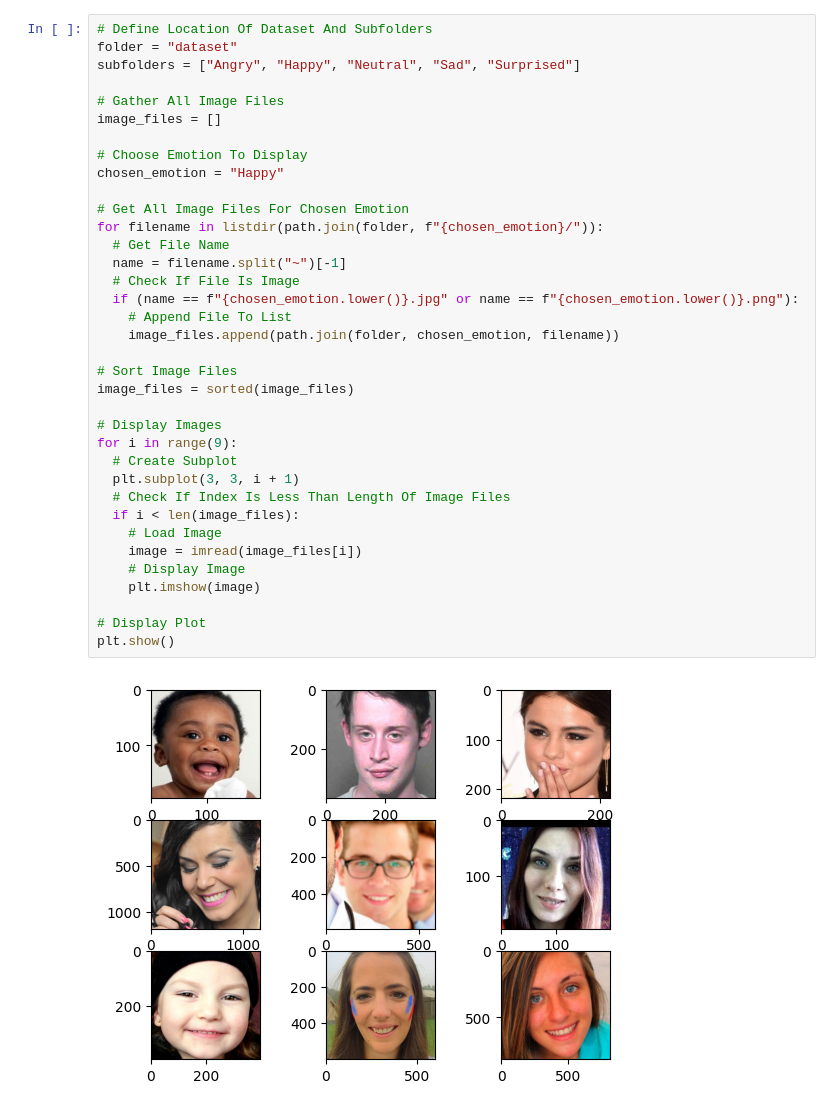
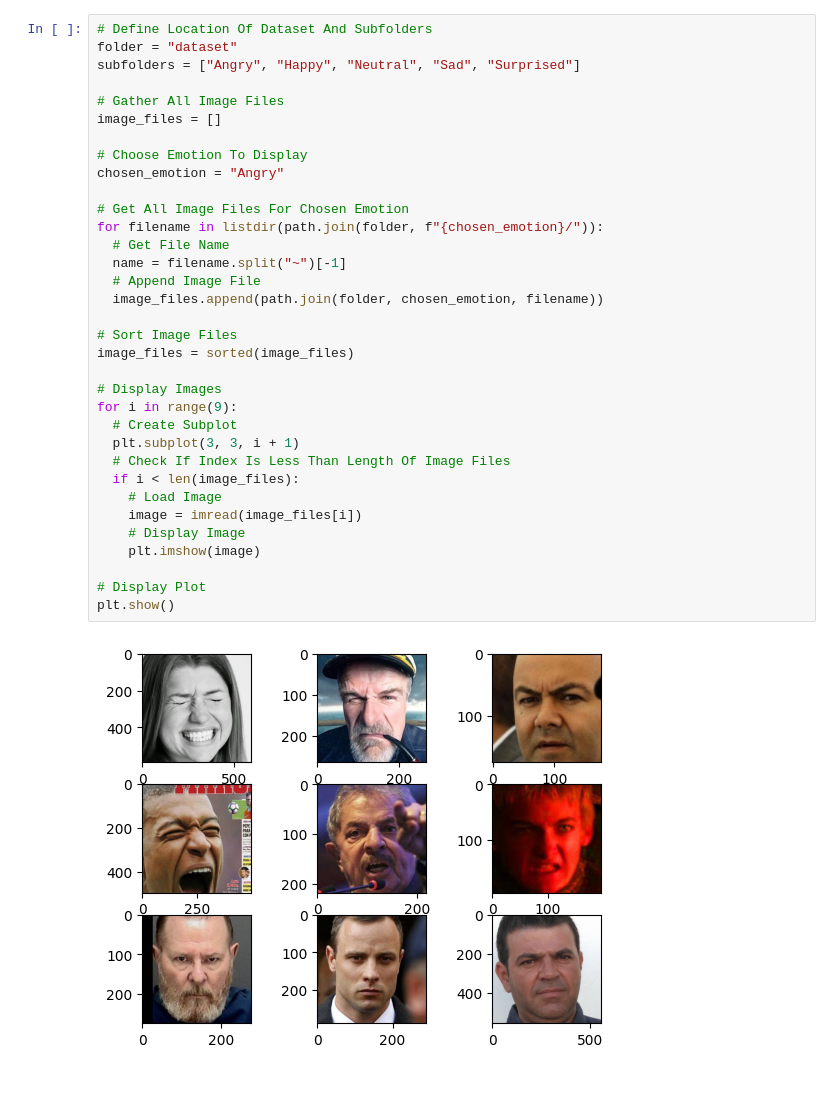
Before and after one commit to AdrianDanao/Python-Projects, a Jupyter notebook: Computer Vision/Emotions/Emotion.ipynb, the cells around one changed output. Saved outputs shown, nothing was run; the diff lists cells and outputs as text.

```diff
--- a/Computer Vision/Emotions/Emotion.ipynb
+++ b/Computer Vision/Emotions/Emotion.ipynb
@@ -23,36 +25,34 @@ from tensorflow.keras.preprocessing.image import ImageDataGenerator, load_img, i
 folder = "dataset"
 subfolders = ["Angry", "Happy", "Neutral", "Sad", "Surprised"]
 
 # Gather All Image Files
 image_files = []
 
 # Choose Emotion To Display
-chosen_emotion = "Happy"
+chosen_emotion = "Angry"
 
 # Get All Image Files For Chosen Emotion
 for filename in listdir(path.join(folder, f"{chosen_emotion}/")):
   # Get File Name
   name = filename.split("~")[-1]
-  # Check If File Is Image
-  if (name == f"{chosen_emotion.lower()}.jpg" or name == f"{chosen_emotion.lower()}.png"):
-    # Append File To List
-    image_files.append(path.join(folder, chosen_emotion, filename))
+  # Append Image File
+  image_files.append(path.join(folder, chosen_emotion, filename))
 
 # Sort Image Files
 image_files = sorted(image_files)
 
 # Display Images
 for i in range(9):
   # Create Subplot
   plt.subplot(3, 3, i + 1)
   # Check If Index Is Less Than Length Of Image Files
   if i < len(image_files):
     # Load Image
     image = imread(image_files[i])
     # Display Image
     plt.imshow(image)
 
 # Display Plot
 plt.show()
 # %% [output]
-[figure, old version]
+[figure, new version]
```
Also changed, not shown: parts of 7 cells of this notebook, 12 other files.
